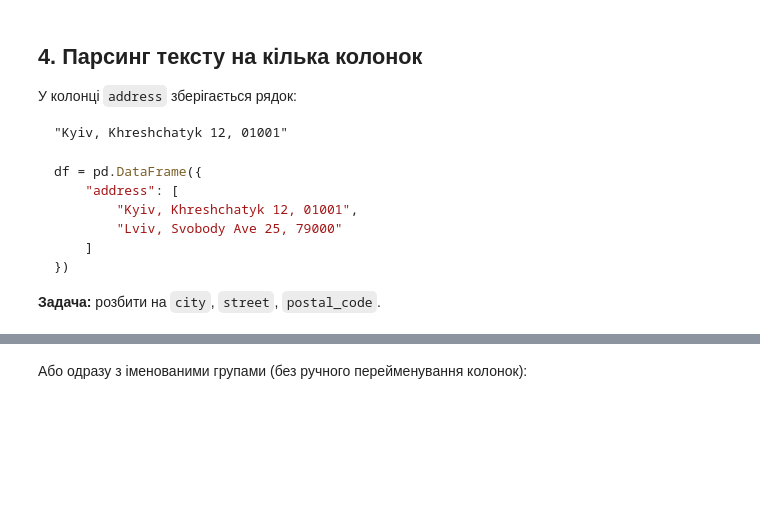
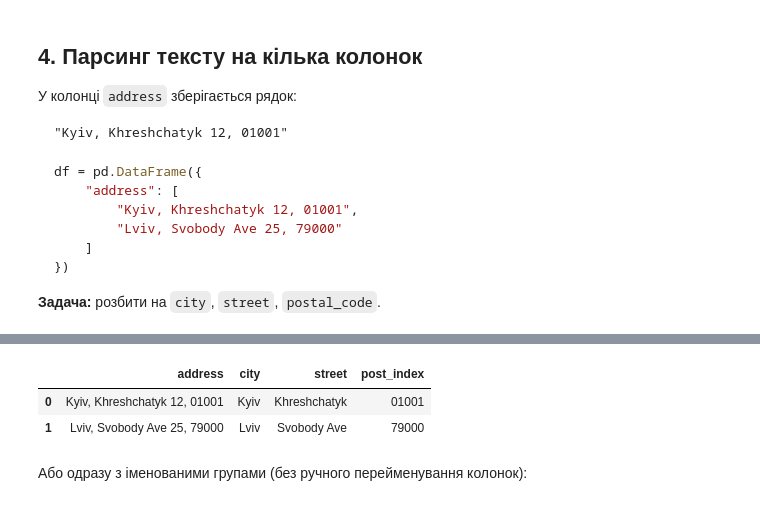
Before and after one commit to cpython-projects/da_27_07_2026, a Jupyter notebook: lesson_16.ipynb, the cells around one changed output, grey strips where cells are left out. Drawn from its saved outputs; the diff is of its cells as text; code cells hidden in the pictures; blank space fills up the shorter version.

```diff
--- a/lesson_16.ipynb
+++ b/lesson_16.ipynb
@@ -400,6 +473,10 @@ df
 # %%
-df[['city', 'street', 'post_index']] = df.address.str.extract(r'^([^,]+),\s*([^,]+),\s*(\d+)$')
+df[['city', 'street', 'post_index']] = df.address.str.extract(r'^([^,]+),\s*([^,\d]+?)\s*\d*,\s*(\d+)$')
 df
+# %% [output]
+|  | address | city | street | post_index |
+| 0 | Kyiv, Khreshchatyk 12, 01001 | Kyiv | Khreshchatyk | 01001 |
+| 1 | Lviv, Svobody Ave 25, 79000 | Lviv | Svobody Ave | 79000 |
 # %% [markdown]
 Або одразу з іменованими групами (без ручного перейменування колонок):
 # %%
```
Also changed, not shown: parts of 22 cells of this notebook.
